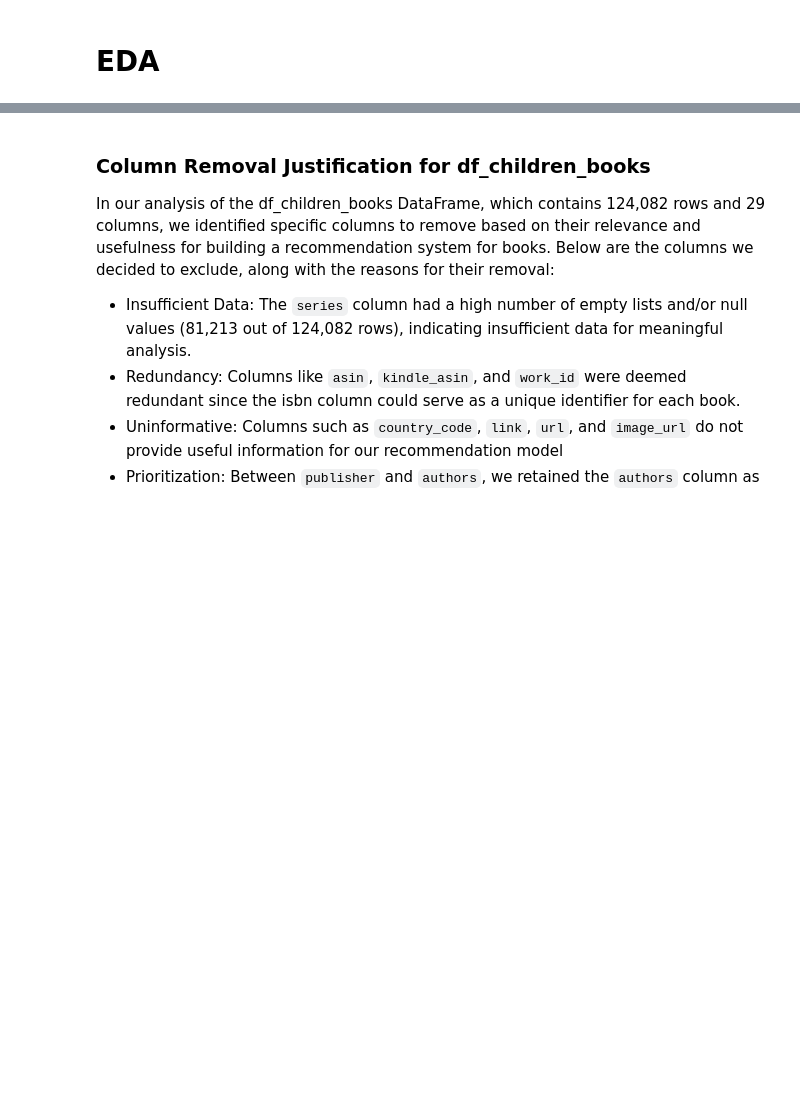
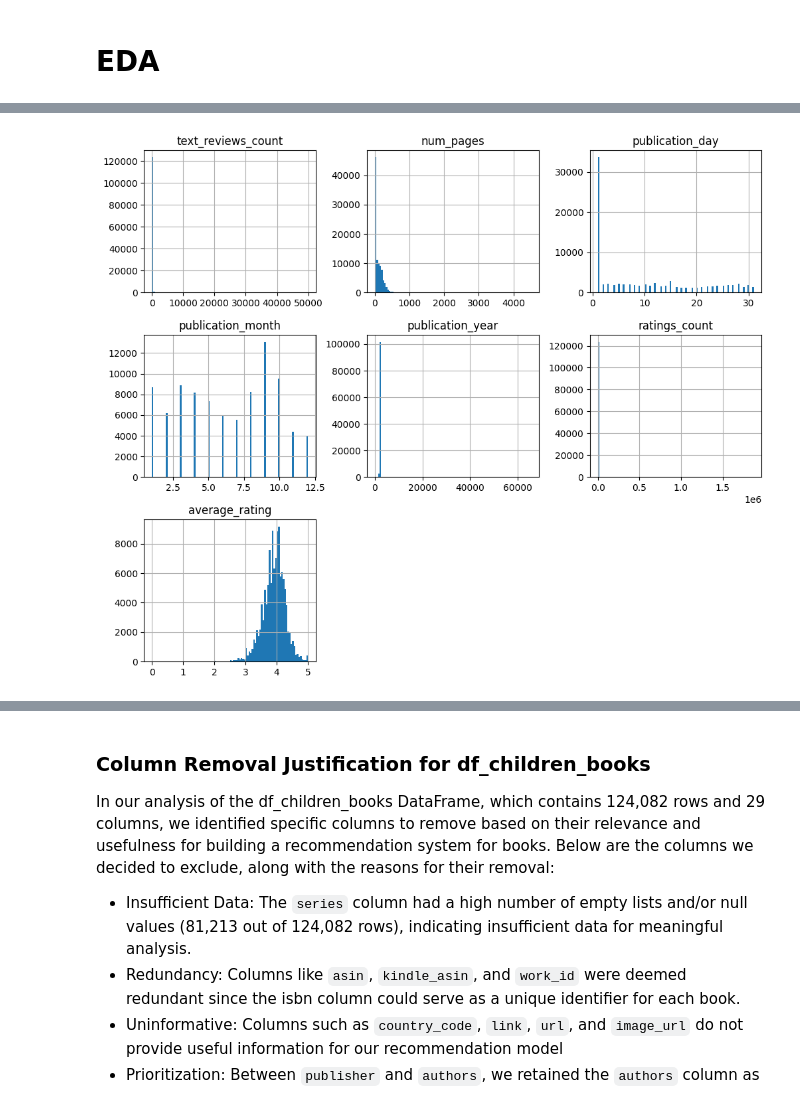
Before and after one commit to Pangerlanger/bt4222-books, a Jupyter notebook: data_eda.ipynb, the cells around one changed output, grey strips where cells are left out. Cells and saved outputs as stored; diff of their text form; code cells hidden in the pictures; blank space fills up the shorter version.

```diff
--- a/data_eda.ipynb
+++ b/data_eda.ipynb
@@ -215,3 +218,5 @@ Column - country_code, Data type - object
 Column - title_without_series, Data type - object
 Number of NA Values: 1
 ----------------------------------------
+# %%
+books_numerical_col = [col for col in integer_columns if col in df_children_books.columns]
@@ -217,0 +236,4 @@ Number of NA Values: 1
+# %%
+ax = df_children_books[books_numerical_col].hist(figsize=(12,10), bins=100)
+# %% [output]
+[figure, added]
```
Also changed, not shown: parts of 19 cells of this notebook.
